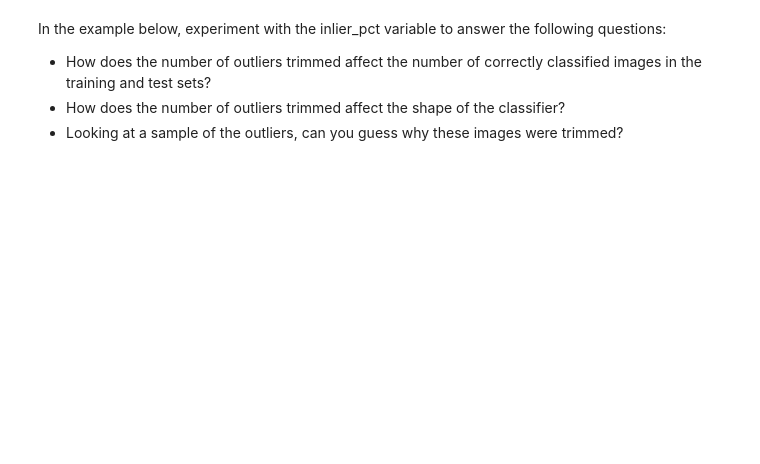
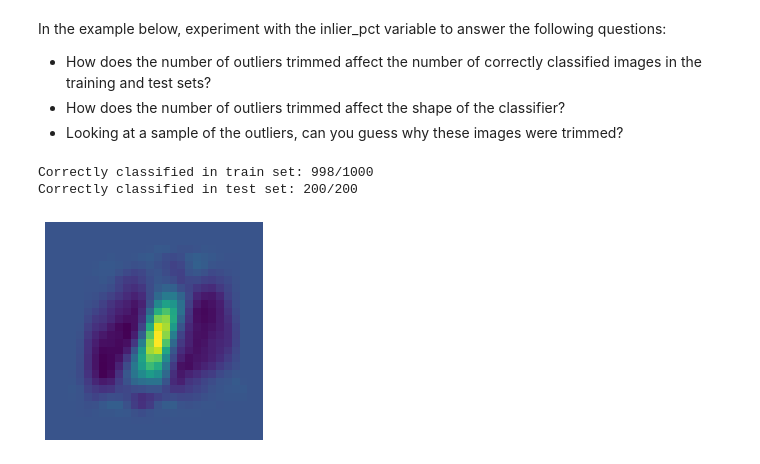
Before and after one commit to UW-AMO/neurohackademy, a Jupyter notebook: notebooks/Part4-LogisticRegression.ipynb, the cells around one changed output. Saved outputs shown, nothing was run; the diff lists cells and outputs as text; code cells hidden in the pictures; blank space fills up the shorter version.

```diff
--- a/notebooks/Part4-LogisticRegression.ipynb
+++ b/notebooks/Part4-LogisticRegression.ipynb
@@ -216,27 +216,31 @@ In the example below, experiment with the inlier_pct variable to answer the foll
 # %%
 inlier_pct = 1.0 # modify this variable
 
 # Get classifier
 training_data = utils.ImageData(A_train, (28, 28), labels=y_train)
 testing_data = utils.ImageData(A_test, (28,28), labels=y_test)
 model = utils.BinaryLogisticRegression(training_data, lam=0.1, inlier_pct=inlier_pct)
 classifier, outliers = model.fit_model()
-utils.print_mnist(A_train, y_train, classifier.classifier, 'train')
-utils.print_mnist(A_test, y_test, classifier.classifier, 'test')
+utils.print_blr(A_train, y_train, classifier.classifier, 'train')
+utils.print_blr(A_test, y_test, classifier.classifier, 'test')
 classifier.plot_classifier()
 
 # Plot outliers
 k = 5
 if outliers is not None:
     print(f'Number of outlier images: {outliers.num_images}')
     print(f'Number of \"0\" outlier images: {outliers.class_sizes[0]}')
     print(f'Number of \"1\" outlier images: {outliers.class_sizes[1]}')
     if outliers.num_images >= 2*k:
         fig, ax = plt.subplots(2, k, figsize=(15, 5))
         idx0 = np.argwhere(outliers.labels == -1)
         idx1 = np.argwhere(outliers.labels == 1)
         for ii in range(k):
             ax[0, ii].imshow(outliers.images[idx0[ii]].reshape(28, 28))
             ax[0, ii].axis('off')
             ax[1, ii].imshow(outliers.images[idx1[ii]].reshape(28, 28))
             ax[1, ii].axis('off')
+# %% [output]
+Correctly classified in train set: 998/1000
+Correctly classified in test set: 200/200
+[figure, added]
```
Also changed, not shown: parts of 2 cells of this notebook.
